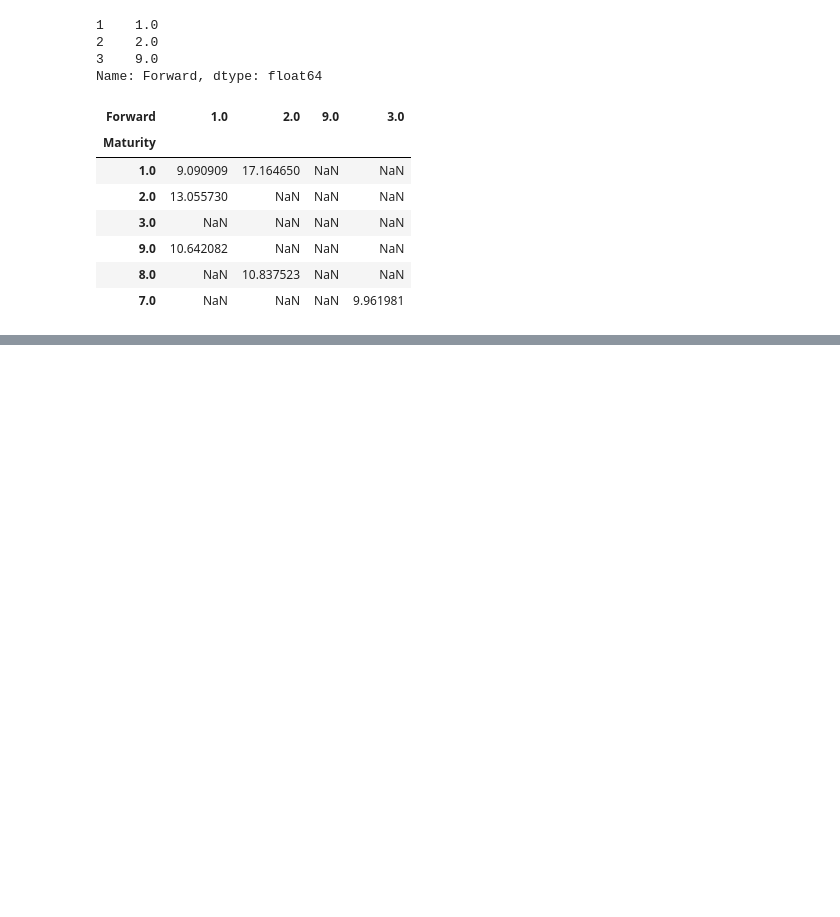
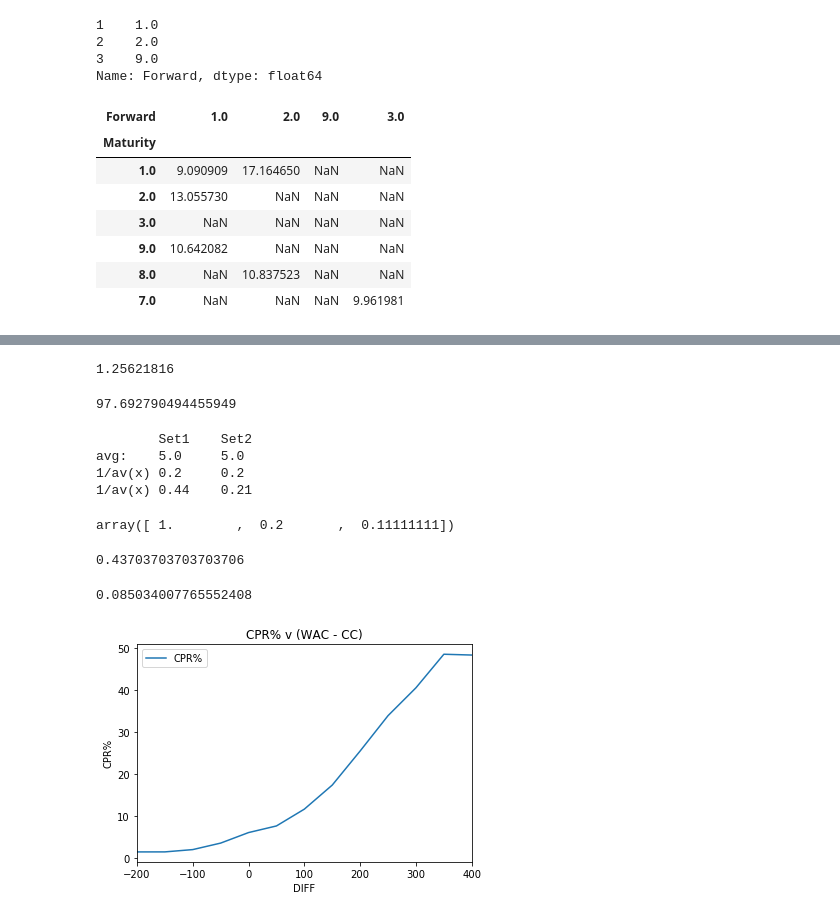
Before and after one commit to abehrman/zeusRMBS, a Jupyter notebook: zeusRMBS sandbox.ipynb, the cells around one changed output, grey strips where cells are left out. Saved outputs shown, nothing was run; the diff lists cells and outputs as text; code cells hidden in the pictures; blank space fills up the shorter version.

```diff
--- a/zeusRMBS sandbox.ipynb
+++ b/zeusRMBS sandbox.ipynb
@@ -623,0 +606,2 @@ TypeError: Don't know what to do with that image object
+# %%
+wb = xw.Book()
@@ -623,0 +708,8 @@ TypeError: Don't know what to do with that image object
+# %%
+6.605000 * 0.190192
+# %% [output]
+1.25621816
+# %%
+106 / (1+ 0.057 * np.exp(.40) )
+# %% [output]
+97.692790494455949
@@ -623,0 +719,37 @@ TypeError: Don't know what to do with that image object
+# %%
+print('\tSet1\tSet2')
+print('avg:\t{}\t{}'.format(x1.mean(),x2.mean()))
+print('1/av(x)\t{}\t{}'.format(1/x1.mean(),1/x2.mean()))
+print('1/av(x)\t{:.2f}\t{:.2f}'.format(np.mean(1/x1),np.mean(1/x2)))
+# %% [output]
+        Set1    Set2
+avg:    5.0     5.0
+1/av(x) 0.2     0.2
+1/av(x) 0.44    0.21
+# %%
+1/x1
+# %% [output]
+array([ 1.        ,  0.2       ,  0.11111111])
+# %%
+np.mean(1/x1)
+# %% [output]
+0.43703703703703706
+# %%
+0.057 * np.exp(.4)
+# %% [output]
+0.085034007765552408
+# %%
+prepay_sheet = wb.sheets('prepays')
+# %%
+CPR_diff = prepay_sheet.range('X1').expand().options(pd.DataFrame).value
+# %%
+ax = CPR_diff.plot()
+fig = ax.get_figure()
+ax.set_title('CPR% v (WAC - CC)')
+ax.set_xlabel('DIFF')
+ax.set_ylabel('CPR%')
+prepay_sheet.pictures.add(fig, name='CPR_DIFF', update=True,
+                          width=600, height=300)
+plt.show()
+# %% [output]
+[figure, added]
```
Also changed, not shown: parts of 24 cells of this notebook, 4 other files.
